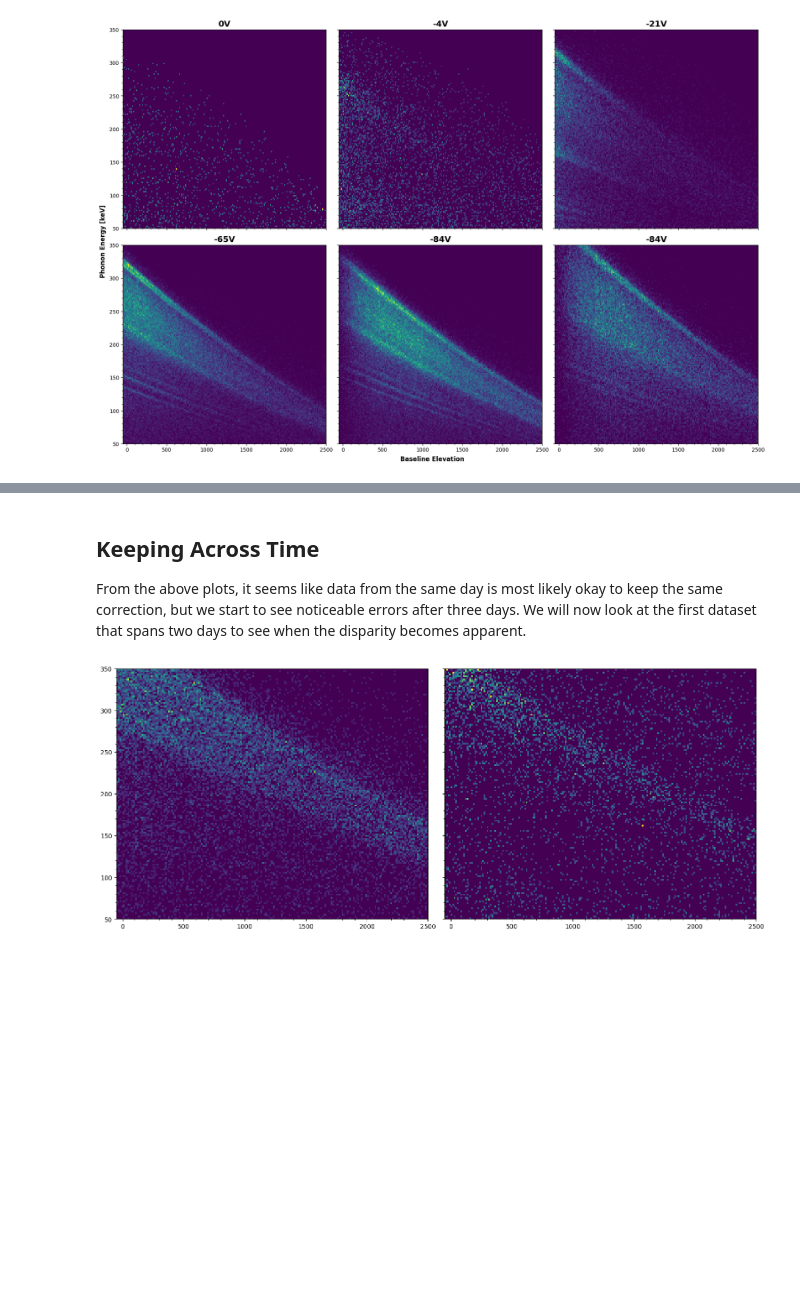
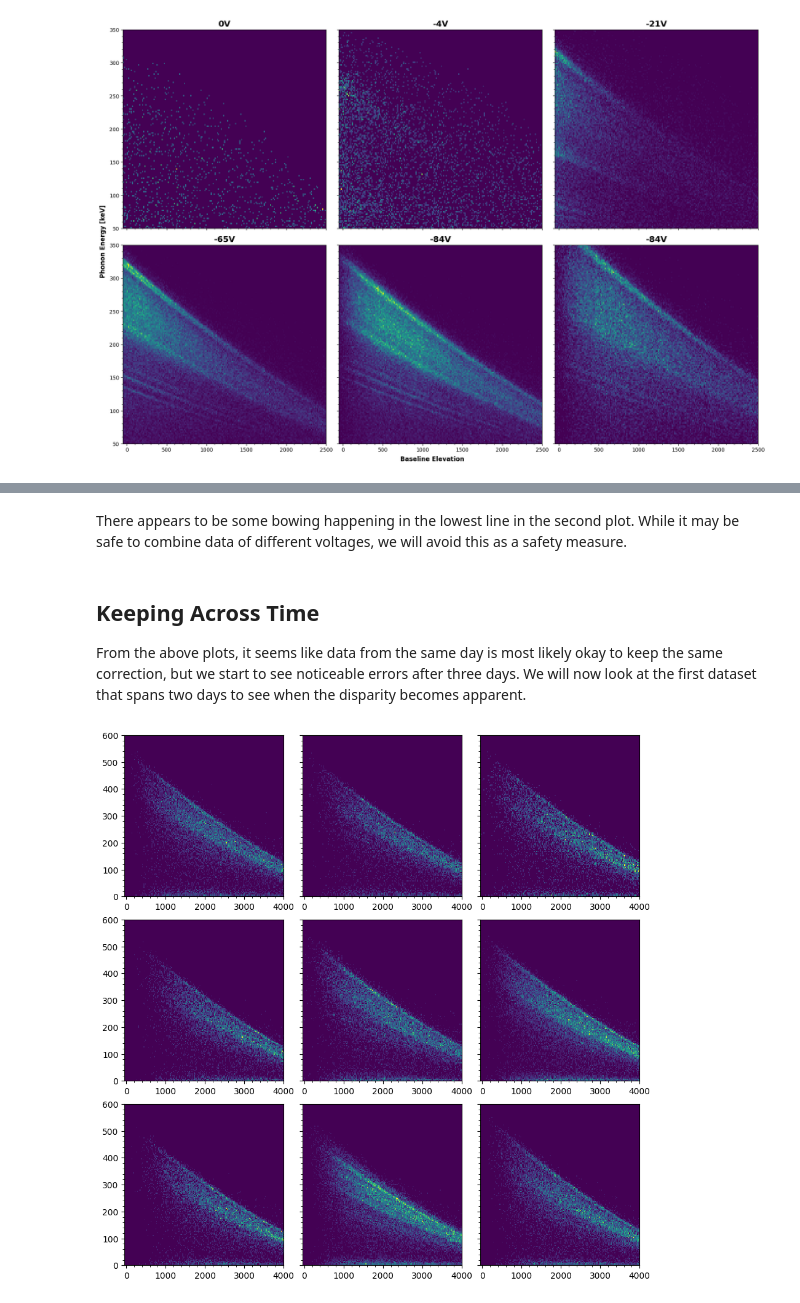
Before and after one commit to villano-lab/R76Analysis, a Jupyter notebook: CorrectionQueue.ipynb, the cells around one changed output, grey strips where cells are left out. Saved outputs shown, nothing was run; the diff lists cells and outputs as text; code cells hidden in the pictures; blank space fills up the shorter version.

```diff
--- a/CorrectionQueue.ipynb
+++ b/CorrectionQueue.ipynb
@@ -14,7 +14,7 @@ from scipy import signal as sig
 from R76Tools import *
 #Settings
 plt.style.use('./default.mplstyle')
-datapath = "R76Data/"
+datapath = "/data/chocula/fritts/data/k100proc/midasrq/byseries/"
 # %% [markdown]
 ## Keeping across different voltages
 
@@ -44,14 +44,14 @@ for x in z:
 points = [[0,149],[1200,96]];
 m = (points[1][1]-points[0][1])/(points[1][0]-points[0][0]); b = points[0][1]
 
-def f(x,m=m,b=b): return m*x+b #Define the equation of a line for fitting.
+def line(x,m=m,b=b): return m*x+b #Define the equation of a line for fitting.
 
 #Define our data points with our new y > 50 fit
 x = z[4]['PSUMbs'][~z[4]['crand'] & z[4]['cphi1'] & z[4]['cam'] & (z[4]['pt_keV']>50)]-18000
 y = z[4]['pt_keV'][~z[4]['crand'] & z[4]['cphi1'] & z[4]['cam'] & (z[4]['pt_keV']>50)]
 
 #Set up to fit
-mod = lf.Model(f); params = mod.make_params()
+mod = lf.Model(line); params = mod.make_params()
 params.add('m',value=-0.2,max=0,min=-1);params.add('b',value=150,min=0) #give reasonable constraints
 fit = mod.fit(y,params,x=x)
 #fit #we've seen this before
@@ -120,0 +166,17 @@ So, yes, it seems the issue is more with the data itself than the corection. The
+# %%
+print(m/b)
+G = m/b
+for x in z:
+    x['bscorr_man'] = x['pt_keV']/(1.+(x['PSUMbs']-18000.)*G)
+
+x = np.linspace(0,2000)
+fig,ax = plt.subplots(vert,hor,figsize=(6*hor,6*vert),sharey=True)
+for i,axis in enumerate(ax):
+    k = i
+    if k < len(z): #do nothing if we have an empty corner.
+        axis.hist2d(z[k]['PSUMbs'][~z[k]['crand']]-18000,z[k]['bscorr_man'][~z[k]['crand']],
+                    bins=[np.linspace(0,1000,200),np.linspace(0,600,150)]) #prebinning isn't seeming to work well
+        axis.plot(x,line(x,0,380),color='lime')
+        axis.plot(x,line(x,0,365),color='lime')
+        axis.plot(x,line(x,0,115),color='lime')
+plt.show()
@@ -121,32 +186,38 @@ So, yes, it seems the issue is more with the data itself than the corection. The
+# %% [markdown]
+There appears to be some bowing happening in the lowest line in the second plot. While it may be safe to combine data of different voltages, we will avoid this as a safety measure.
 # %% [markdown]
 ## Keeping Across Time
 From the above plots, it seems like data from the same day is most likely okay to keep the same correction, but we start to see noticeable errors after three days. We will now look at the first dataset that spans two days to see when the disparity becomes apparent.
 # %%
 #Import a new dataset across two days
-ser = ["07220420_0842","07220421_1010"]
-lab = ["0V","0V"]
+ser = ["07220706_1254","07220706_1652","07220706_2041","07220707_0632","07220707_1748","07220707_2149","07220708_0826","07220708_1618","07220708_2207"]
+#vlt = 197.3*np.ones(len(ser)) #not presently in use, so stop adjusting it
+#vlt = list(vlt) #in case it is an array.
 
 e=[]; z=[];
 for series in ser:
     filelist = glob.glob(datapath+series+"/umn*.root")
     e_chain,z_chain = makechain(filelist,fittingfilters)
     e.append(e_chain);z.append(z_chain)
 
 for i,x in enumerate(z):
     z[i] = pd.concat([x,e[i]],axis=1)
 
 for x in z:
     x['crand'] = crand(x)
     x['pt_keV'] = pt_keV(x)
     x['cam'] =  cam(x)
     x['cphi1'] = cphi1(x)
     x['PSUMbs'] = PSUMbs(x)
 
-fig,ax = plt.subplots(1,2,figsize=(15,6),sharey=True)
-
-z[0].keys()
-
-for i,axis in enumerate(ax):
-    axis.hist2d(z[i]['PSUMbs'][~z[i]['crand']]-18000,z[i]['pt_keV'][~z[i]['crand']],bins=bins)
+#Create and populate square of plots
+n = len(ser); vert = math.ceil(np.sqrt(n)); hor = math.ceil(n/math.ceil(np.sqrt(n)))
+fig,ax = plt.subplots(vert,hor,figsize=(3*vert,3*hor),sharey=True)
+for i,axarray in enumerate(ax):
+    for j,axis in enumerate(axarray):
+        k = j + i*len(axarray)
+        if k < len(z): #do nothing if we have an empty corner.
+            axis.hist2d(z[k]['PSUMbs'][~z[k]['crand']]-18000,z[k]['pt_keV'][~z[k]['crand']],
+                        bins=[np.linspace(-50,4000,200),np.linspace(0,600,150)]) #prebinning isn't seeming to work well
 # %% [output]
-[figure, old version]
+[figure, new version]
```
Also changed, not shown: parts of 27 cells of this notebook.
